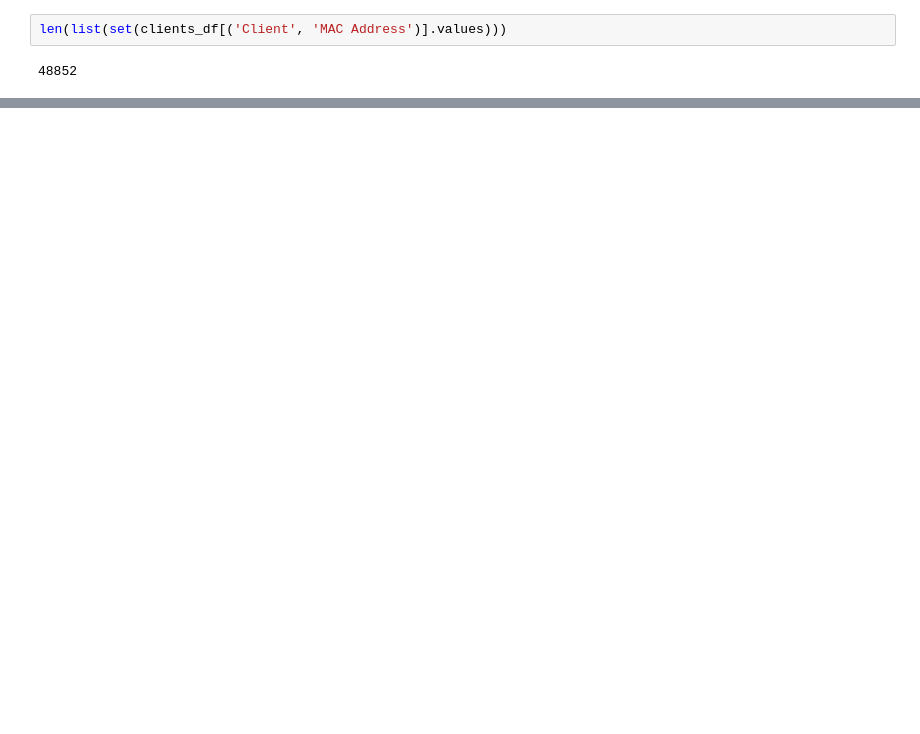
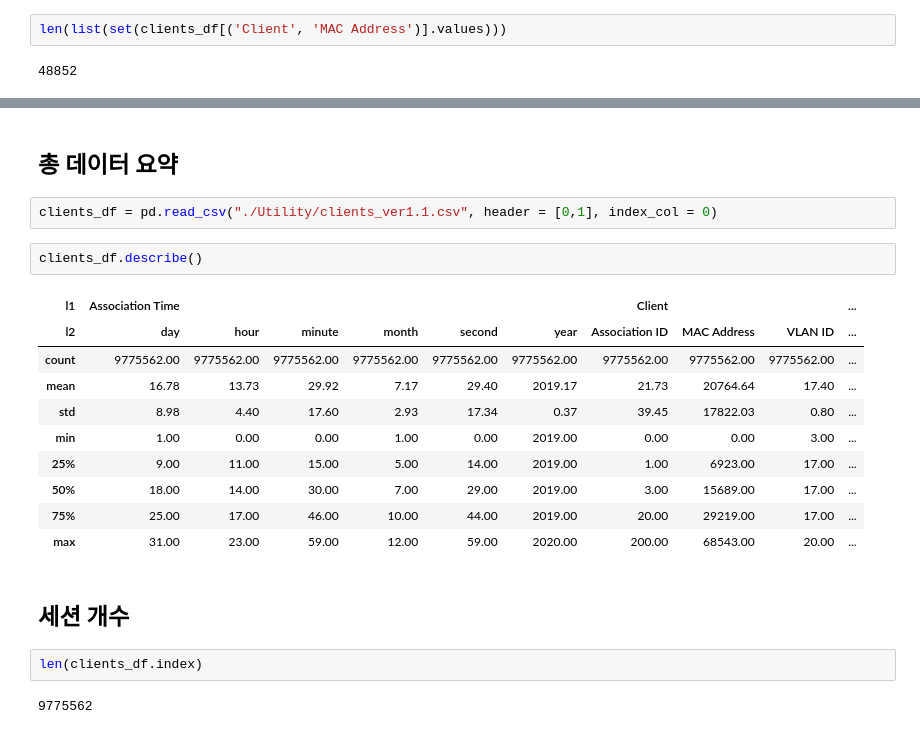
Before and after one commit to leeEunJooo/NetworkAssociation, a Jupyter notebook: Feedback_0603.ipynb, the cells around one changed output, grey strips where cells are left out. Saved outputs shown, nothing was run; the diff lists cells and outputs as text; blank space fills up the shorter version.

```diff
--- a/Feedback_0603.ipynb
+++ b/Feedback_0603.ipynb
@@ -70,0 +90,23 @@ len(list(set(clients_df[('Client', 'MAC Address')].values)))
+# %% [markdown]
+## 총 데이터 요약
+# %%
+clients_df = pd.read_csv("./Utility/clients_ver1.1.csv", header = [0,1], index_col = 0)
+# %%
+clients_df.describe()
+# %% [output]
+| l1 | Association Time |  |  |  |  |  | Client |  |  | ... |
+| l2 | day | hour | minute | month | second | year | Association ID | MAC Address | VLAN ID | ... |
+| count | 9775562.00 | 9775562.00 | 9775562.00 | 9775562.00 | 9775562.00 | 9775562.00 | 9775562.00 | 9775562.00 | 9775562.00 | ... |
+| mean | 16.78 | 13.73 | 29.92 | 7.17 | 29.40 | 2019.17 | 21.73 | 20764.64 | 17.40 | ... |
+| std | 8.98 | 4.40 | 17.60 | 2.93 | 17.34 | 0.37 | 39.45 | 17822.03 | 0.80 | ... |
+| min | 1.00 | 0.00 | 0.00 | 1.00 | 0.00 | 2019.00 | 0.00 | 0.00 | 3.00 | ... |
+| 25% | 9.00 | 11.00 | 15.00 | 5.00 | 14.00 | 2019.00 | 1.00 | 6923.00 | 17.00 | ... |
+| 50% | 18.00 | 14.00 | 30.00 | 7.00 | 29.00 | 2019.00 | 3.00 | 15689.00 | 17.00 | ... |
+| 75% | 25.00 | 17.00 | 46.00 | 10.00 | 44.00 | 2019.00 | 20.00 | 29219.00 | 17.00 | ... |
+| max | 31.00 | 23.00 | 59.00 | 12.00 | 59.00 | 2020.00 | 200.00 | 68543.00 | 20.00 | ... |
+# %% [markdown]
+## 세션 개수
+# %%
+len(clients_df.index)
+# %% [output]
+9775562
```
Also changed, not shown: parts of 5 cells of this notebook, 2 other files.
